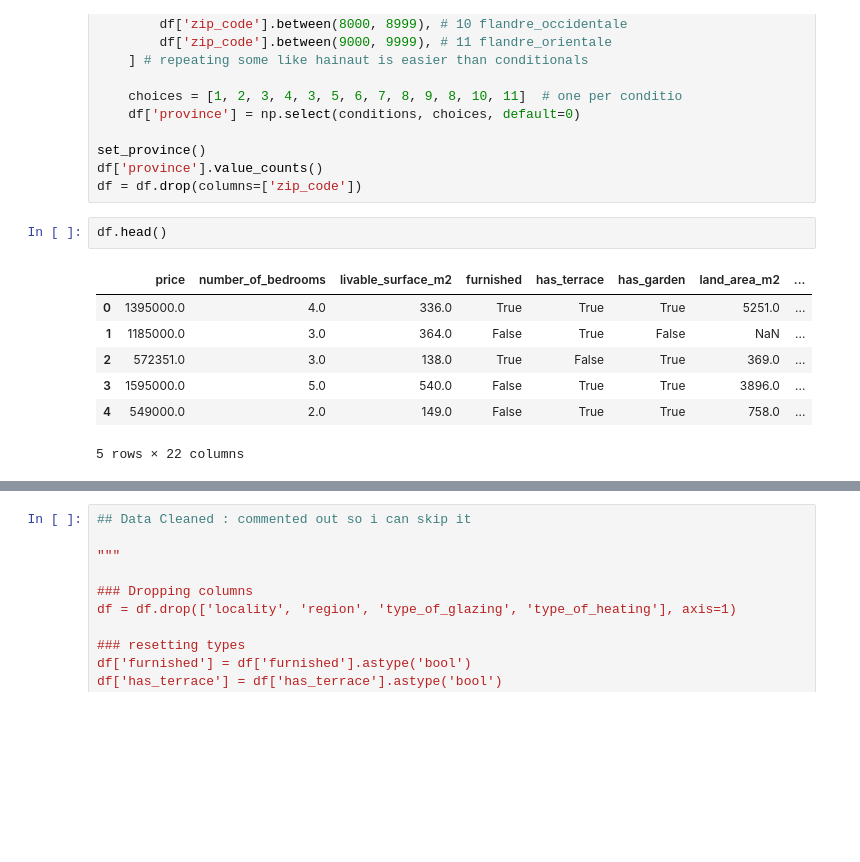
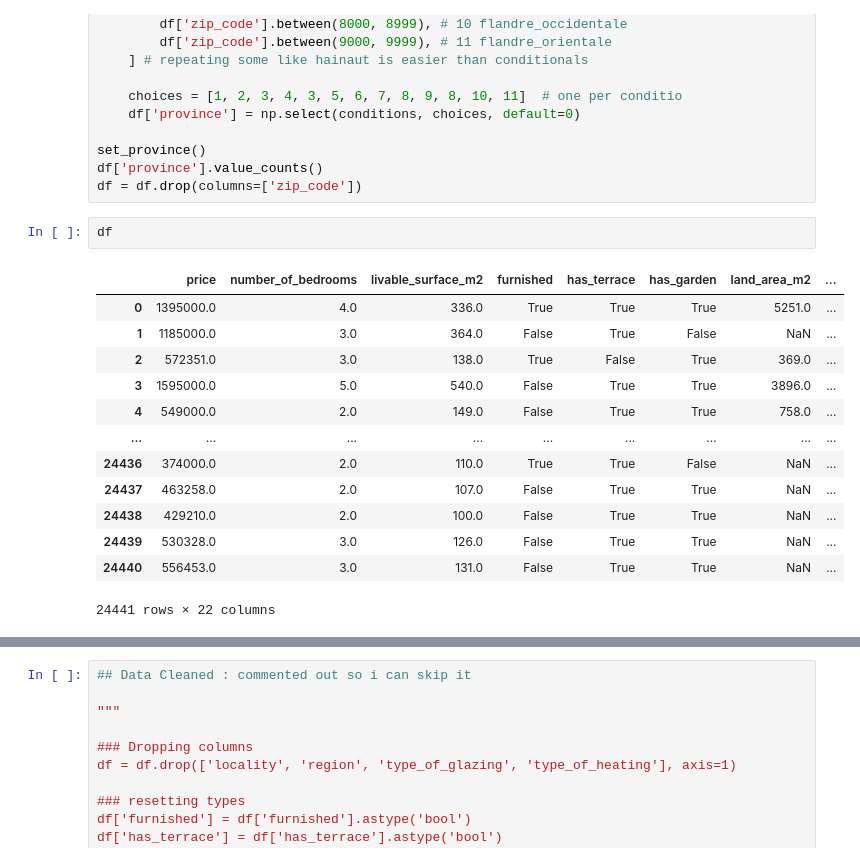
Before and after one commit to JanKazimir/ImmoElizza_team3, a Jupyter notebook: notebooks/Jan_model_building.ipynb, the cells around one changed output, grey strips where cells are left out. Saved outputs shown, nothing was run; the diff lists cells and outputs as text; blank space fills up the shorter version.

```diff
--- a/notebooks/Jan_model_building.ipynb
+++ b/notebooks/Jan_model_building.ipynb
@@ -232,15 +232,21 @@ set_province()
 df['province'].value_counts()
 df = df.drop(columns=['zip_code'])
 # %%
-df.head()
+df
 # %% [output]
 |  | price | number_of_bedrooms | livable_surface_m2 | furnished | has_terrace | has_garden | land_area_m2 | ... |
 | 0 | 1395000.0 | 4.0 | 336.0 | True | True | True | 5251.0 | ... |
 | 1 | 1185000.0 | 3.0 | 364.0 | False | True | False | NaN | ... |
 | 2 | 572351.0 | 3.0 | 138.0 | True | False | True | 369.0 | ... |
 | 3 | 1595000.0 | 5.0 | 540.0 | False | True | True | 3896.0 | ... |
 | 4 | 549000.0 | 2.0 | 149.0 | False | True | True | 758.0 | ... |
+| ... | ... | ... | ... | ... | ... | ... | ... | ... |
+| 24436 | 374000.0 | 2.0 | 110.0 | True | True | False | NaN | ... |
+| 24437 | 463258.0 | 2.0 | 107.0 | False | True | True | NaN | ... |
+| 24438 | 429210.0 | 2.0 | 100.0 | False | True | True | NaN | ... |
+| 24439 | 530328.0 | 3.0 | 126.0 | False | True | True | NaN | ... |
+| 24440 | 556453.0 | 3.0 | 131.0 | False | True | True | NaN | ... |
-5 rows × 22 columns
+24441 rows × 22 columns
 # %%
 ## One hot Encode of Provinces
 df = pd.get_dummies(df, columns=['province'], drop_first=True)
```
Also changed, not shown: parts of 10 cells of this notebook, 3 other files.
